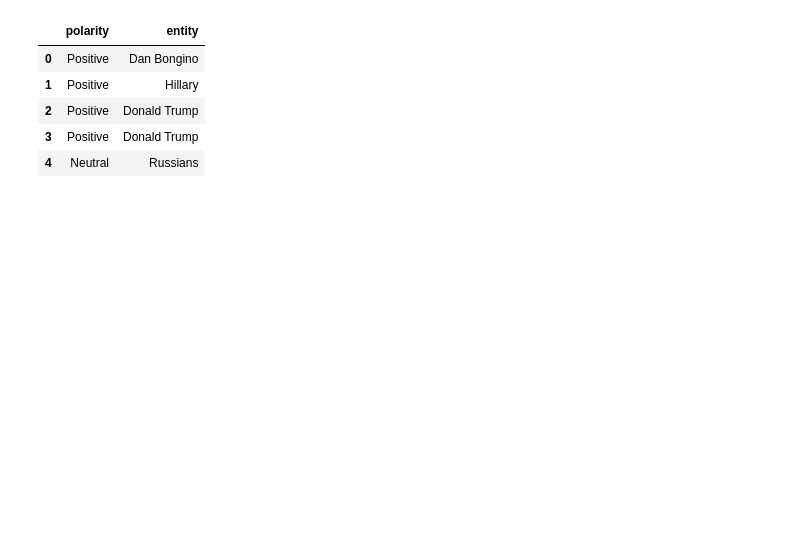
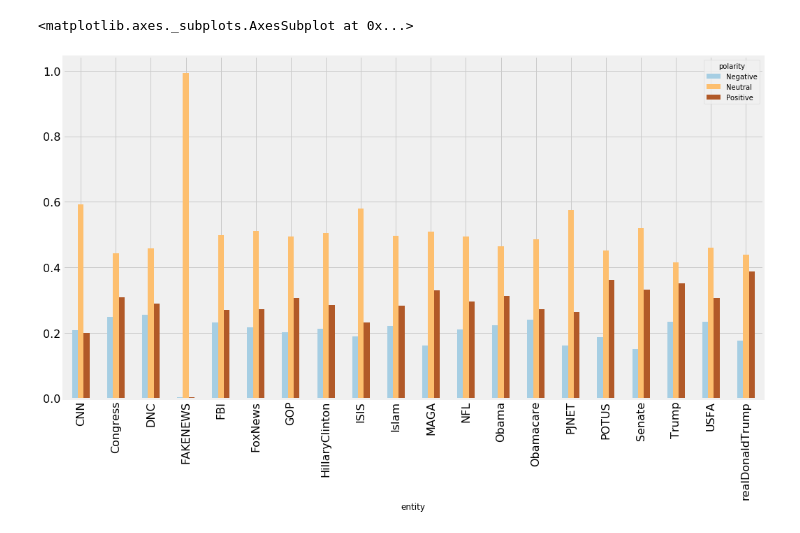
Before and after one commit to gcdunn/twitter-sockpuppet-nlp, a Jupyter notebook: NER.ipynb, the cells around one changed output. Drawn from its saved outputs; the diff is of its cells as text; code cells hidden in the pictures; blank space fills up the shorter version.

```diff
--- a/NER.ipynb
+++ b/NER.ipynb
@@ -211,9 +216,17 @@ top20people_polarity.plot(kind = 'bar', figsize=(16,9))
-# %%
-top20people_polarity.head()
-# %% [output]
-|  | polarity | entity |
-| 0 | Positive | Dan Bongino |
-| 1 | Positive | Hillary |
-| 2 | Positive | Donald Trump |
-| 3 | Positive | Donald Trump |
-| 4 | Neutral | Russians |
+# %%
+top20org_polarity = (subset[['entities','polarity']].loc[subset.content
+                        .apply(lambda string: any(x in string for x in top20org))])
+top20org_polarity = (top20org_polarity.entities.apply(pd.Series)
+                        .merge(top20org_polarity, left_index = True, right_index = True)
+                        .drop(['entities'], axis = 1)
+                        .melt(id_vars = ['polarity'], value_name = 'entity')
+                        .drop(['variable'], axis=1)
+                       )
+top20org_polarity = (top20org_polarity.loc[top20org_polarity.entity
+                        .apply(lambda string: any(x == str(string) for x in top20org))])
+top20org_polarity = top20org_polarity.groupby(['entity','polarity']).size().groupby(level = 0).transform(lambda x: x/x.sum()).unstack()
+top20org_polarity.plot(kind = 'bar', figsize=(16,9), colormap='Paired', fontsize=16)
+#top20people_polarity
+# %% [output]
+<matplotlib.axes._subplots.AxesSubplot at 0x...>
+[figure, added]
```
Also changed, not shown: parts of 13 cells of this notebook, 3 other files.
